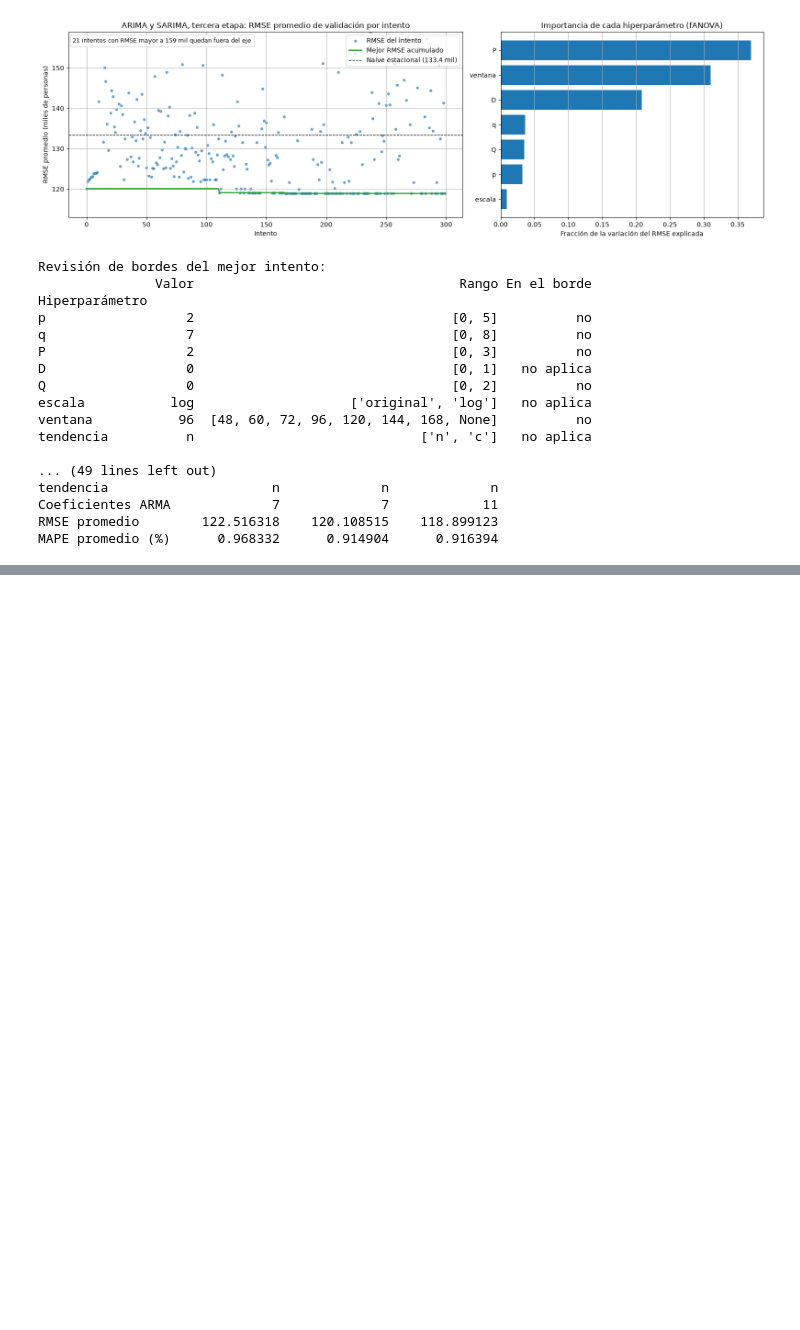
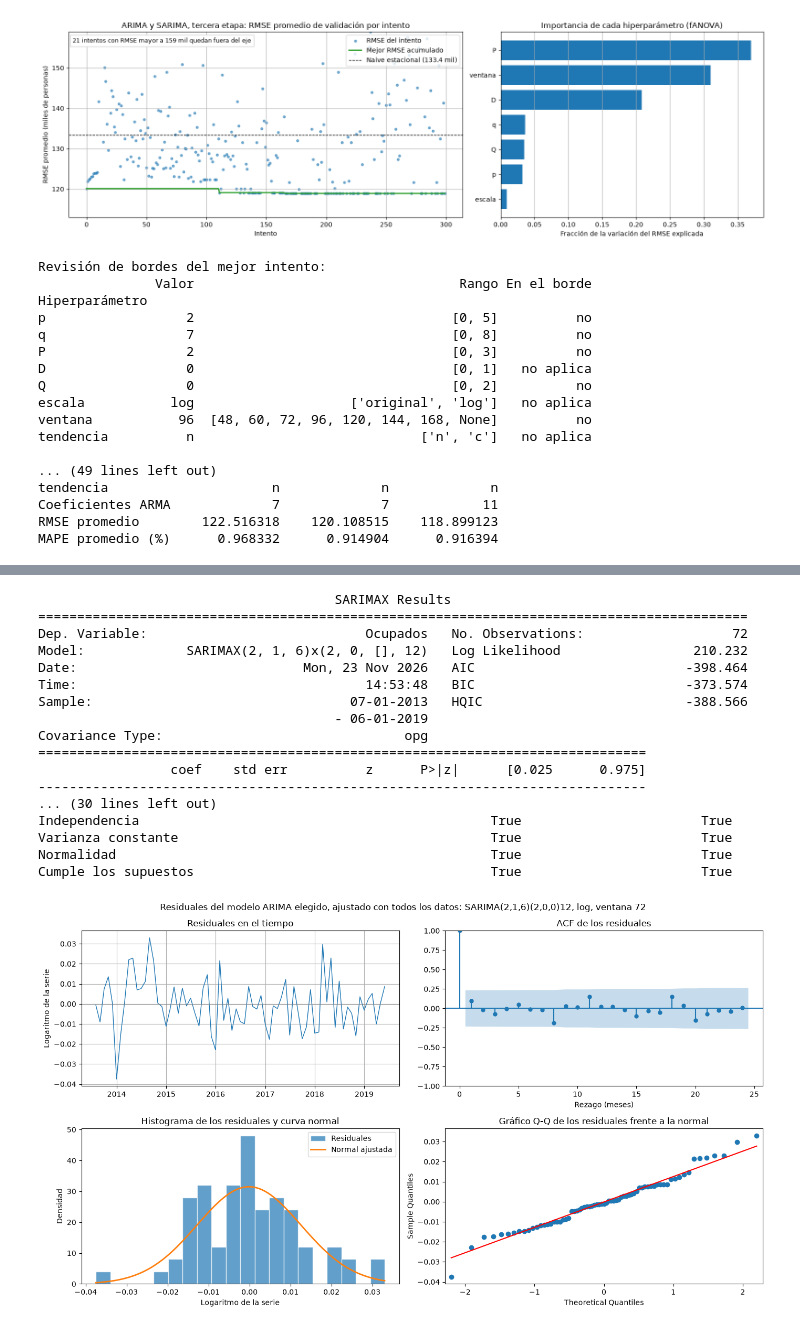
Before and after one commit to juanestebancg2806/ml3-time-series-forecasting, a Jupyter notebook: taller2/taller2_pronostico_ocupados.ipynb, the cells around one changed output, grey strips where cells are left out. Cells and saved outputs as stored; diff of their text form; code cells hidden in the pictures; blank space fills up the shorter version.

```diff
--- a/taller2/taller2_pronostico_ocupados.ipynb
+++ b/taller2/taller2_pronostico_ocupados.ipynb
@@ -2896,0 +3020,35 @@ MAPE promedio (%)      0.968332      0.914904      0.916394
+# %%
+# --- Paso b: diagnóstico del modelo elegido ajustado con todos los datos (enero de 2001 a junio de 2019) ---
+ajuste_sarima_completo = ajustar_sarima(ocupados, config_sarima)
+print(ajuste_sarima_completo.summary())
+
+residuales_sarima_completo = ajuste_sarima_completo.resid.iloc[ajuste_sarima_completo.loglikelihood_burn:]
+supuestos_sarima_completo = pd.DataFrame({
+    "Ajuste con el entrenamiento": diagnosticar_candidato(config_sarima),
+    "Ajuste con todos los datos": evaluar_supuestos(residuales_sarima_completo, numero_coeficientes_arma(config_sarima)),
+})
+print(f"\nSupuestos de los residuales de {describir_sarima(config_sarima)}:")
+print(supuestos_sarima_completo.map(lambda v: round(v, 3) if isinstance(v, float) else v).to_string())
+
+graficar_diagnostico(residuales_sarima_completo,
+                     f"Residuales del modelo ARIMA elegido, ajustado con todos los datos: {describir_sarima(config_sarima)}",
+                     unidad="Logaritmo de la serie" if config_sarima["escala"] == "log" else "Miles de personas")
+# %% [output]
+                                      SARIMAX Results
+===========================================================================================
+Dep. Variable:                            Ocupados   No. Observations:                   72
+Model:             SARIMAX(2, 1, 6)x(2, 0, [], 12)   Log Likelihood                 210.232
+Date:                             Mon, 23 Nov 2026   AIC                           -398.464
+Time:                                     14:53:48   BIC                           -373.574
+Sample:                                 07-01-2013   HQIC                          -388.566
+                                      - 06-01-2019
+Covariance Type:                               opg
+==============================================================================
+                 coef    std err          z      P>|z|      [0.025      0.975]
+------------------------------------------------------------------------------
+... (30 lines left out)
+Independencia                                             True                       True
+Varianza constante                                        True                       True
+Normalidad                                                True                       True
+Cumple los supuestos                                      True                       True
+[figure, added]
```
Also changed, not shown: parts of 10 cells of this notebook.
